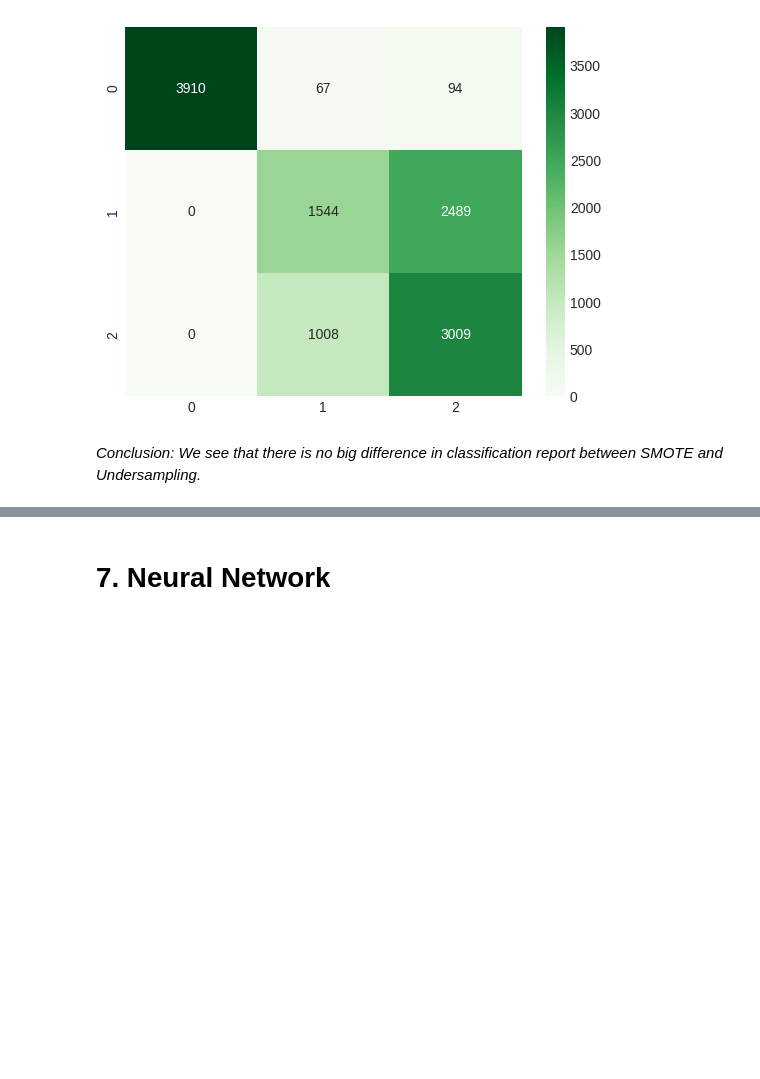
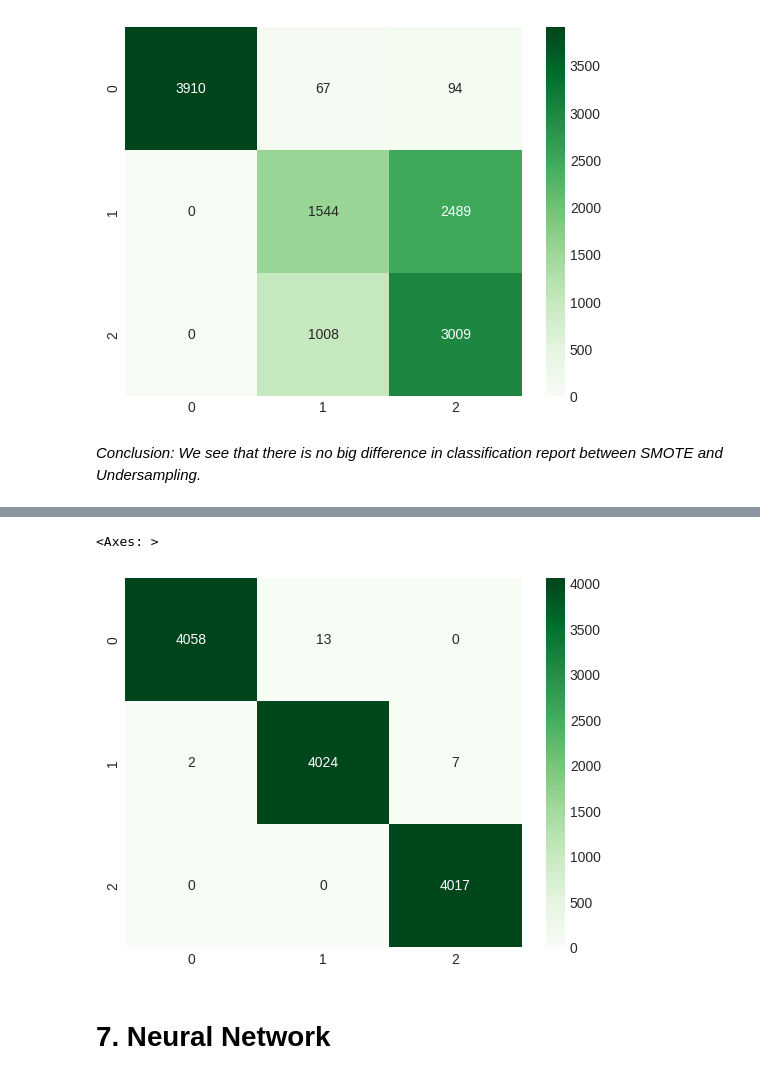
Before and after one commit to KamilShape/credit_risk_analysis, a Jupyter notebook: credit_risk_analysis.ipynb, the cells around one changed output, grey strips where cells are left out. Saved outputs shown, nothing was run; the diff lists cells and outputs as text; code cells hidden in the pictures; blank space fills up the shorter version.

```diff
--- a/credit_risk_analysis.ipynb
+++ b/credit_risk_analysis.ipynb
@@ -435,0 +453,2 @@ sns.heatmap(cm, annot = True, fmt=".0f" , cmap="Greens")
+# %%
+y_rf_pred_under = rf_model_under.predict(X_test_under)
@@ -436,3 +467,9 @@ sns.heatmap(cm, annot = True, fmt=".0f" , cmap="Greens")
+# %%
+cm = confusion_matrix(y_test_under, y_rf_pred_under)
+sns.heatmap(cm, annot = True, fmt=".0f" , cmap="Greens")
+# %% [output]
+<Axes: >
+[figure, added]
 # %% [markdown]
 # 7. Neural Network
 # %%
```
Also changed, not shown: parts of 15 cells of this notebook.
